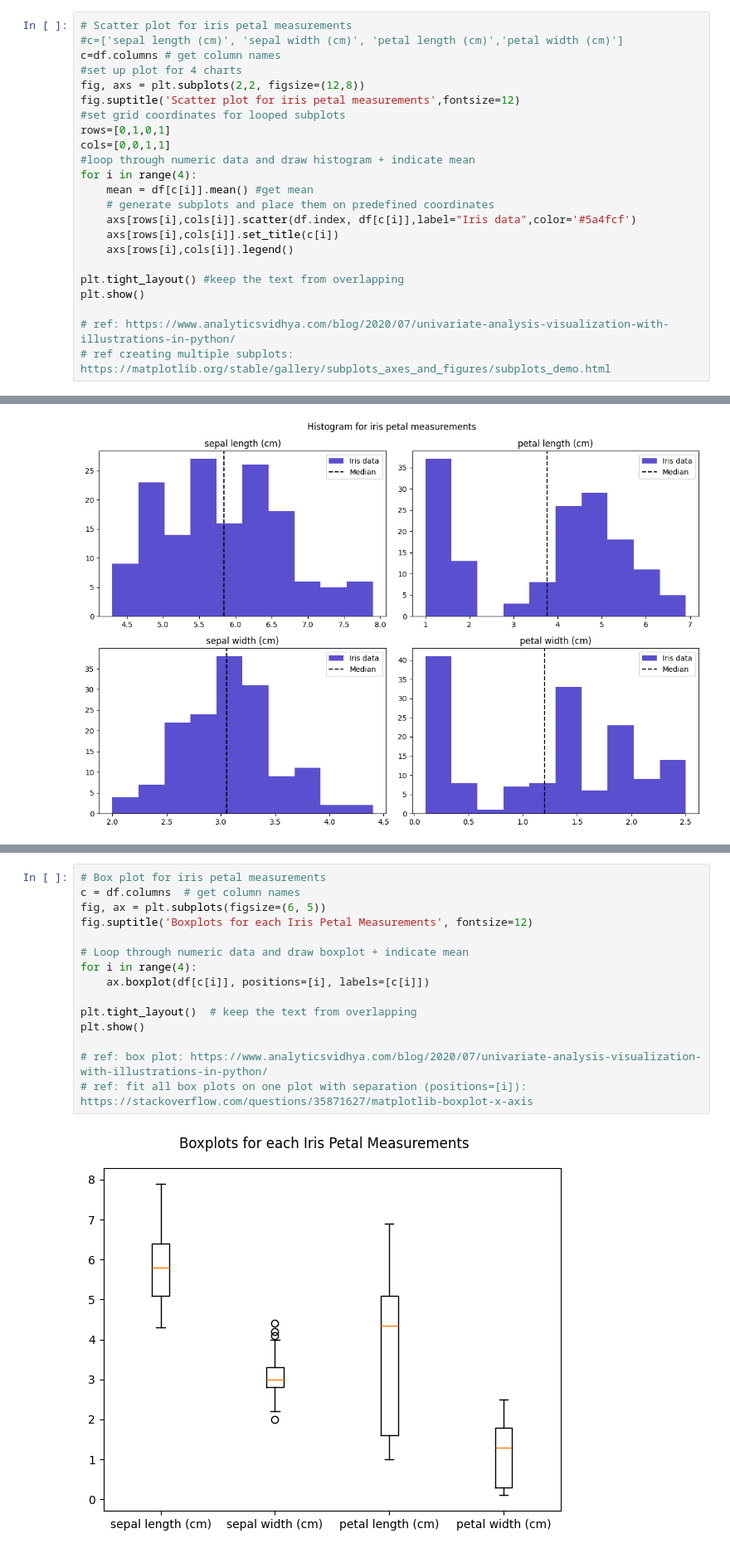
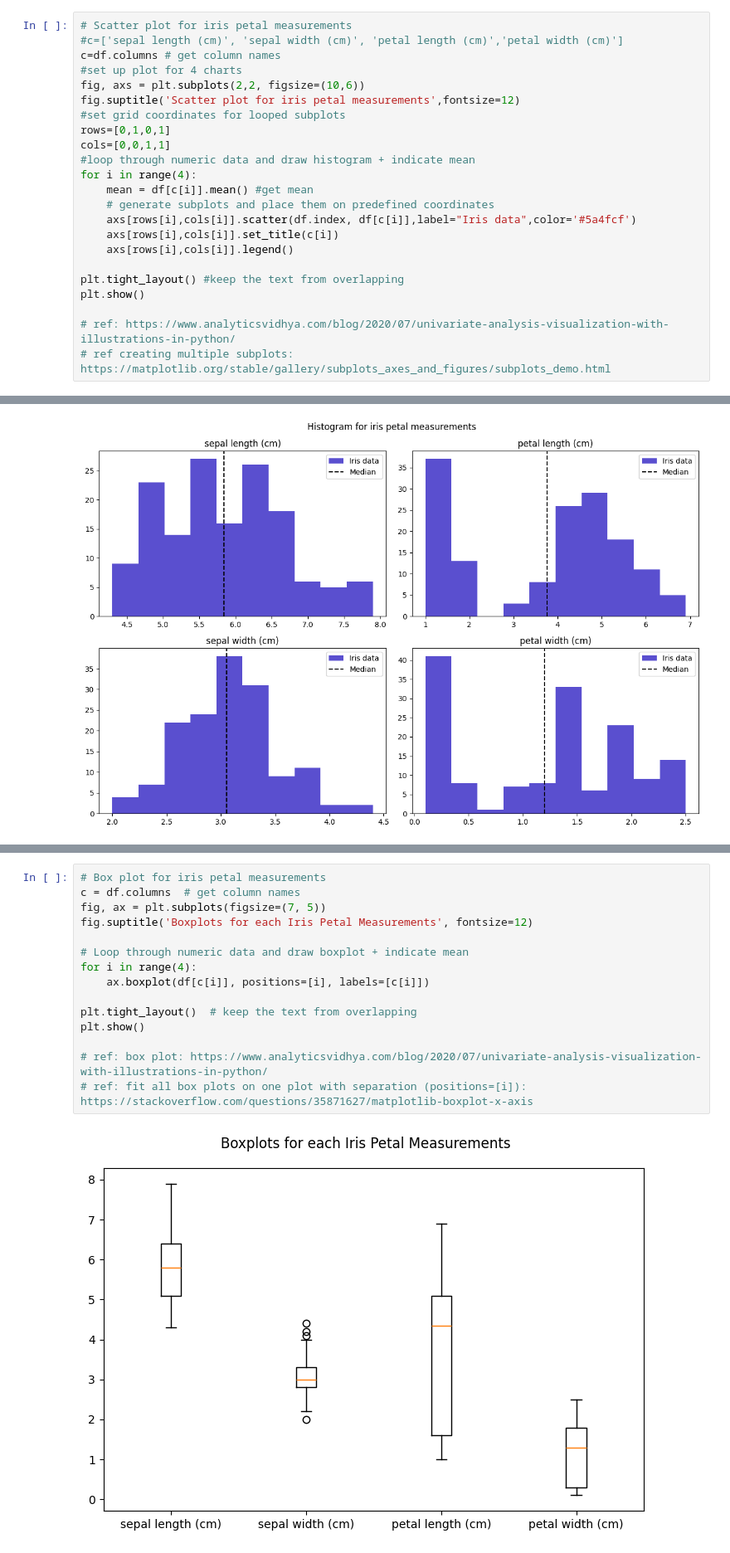
Before and after one commit to noyo0/Fundamentals_DataAnalysis, a Jupyter notebook: project.ipynb, the cells around one changed output, grey strips where cells are left out. Shown at 83% size. Drawn from its saved outputs; the diff is of its cells as text.

```diff
--- a/project.ipynb
+++ b/project.ipynb
@@ -217,7 +220,7 @@ Scatter plot uses dots to represent values for two different numeric variables.
 #c=['sepal length (cm)', 'sepal width (cm)', 'petal length (cm)','petal width (cm)']
 c=df.columns # get column names
 #set up plot for 4 charts
-fig, axs = plt.subplots(2,2, figsize=(12,8))
+fig, axs = plt.subplots(2,2, figsize=(10,6))
 fig.suptitle('Scatter plot for iris petal measurements',fontsize=12)
 #set grid coordinates for looped subplots
 rows=[0,1,0,1]
@@ -284,20 +301,20 @@ Anatomy:
 # %%
 # Box plot for iris petal measurements
 c = df.columns  # get column names
-fig, ax = plt.subplots(figsize=(6, 5))
+fig, ax = plt.subplots(figsize=(7, 5))
 fig.suptitle('Boxplots for each Iris Petal Measurements', fontsize=12)
 
 # Loop through numeric data and draw boxplot + indicate mean
 for i in range(4):
     ax.boxplot(df[c[i]], positions=[i], labels=[c[i]])
 
 plt.tight_layout()  # keep the text from overlapping
 plt.show()
 
 # ref: box plot: https://www.analyticsvidhya.com/blog/2020/07/univariate-analysis-visualization-with-illustrations-in-python/
 # ref: fit all box plots on one plot with separation (positions=[i]): https://stackoverflow.com/questions/35871627/matplotlib-boxplot-x-axis
 # %% [output]
-[figure, old version]
+[figure, new version]
 # %% [markdown]
 ##### 5.1.3 Pairs plot
 
```
Also changed, not shown: parts of 18 cells of this notebook.
